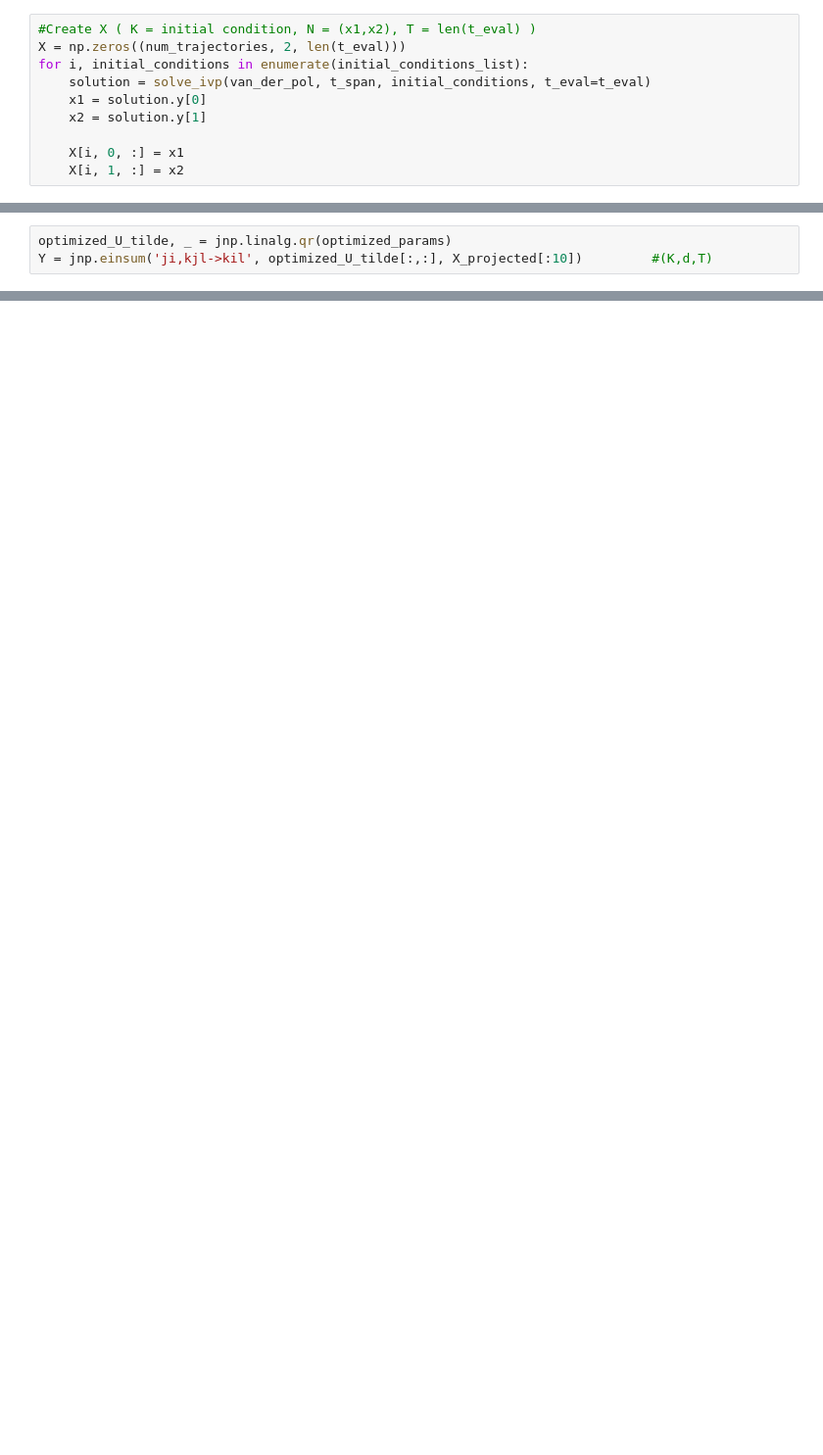
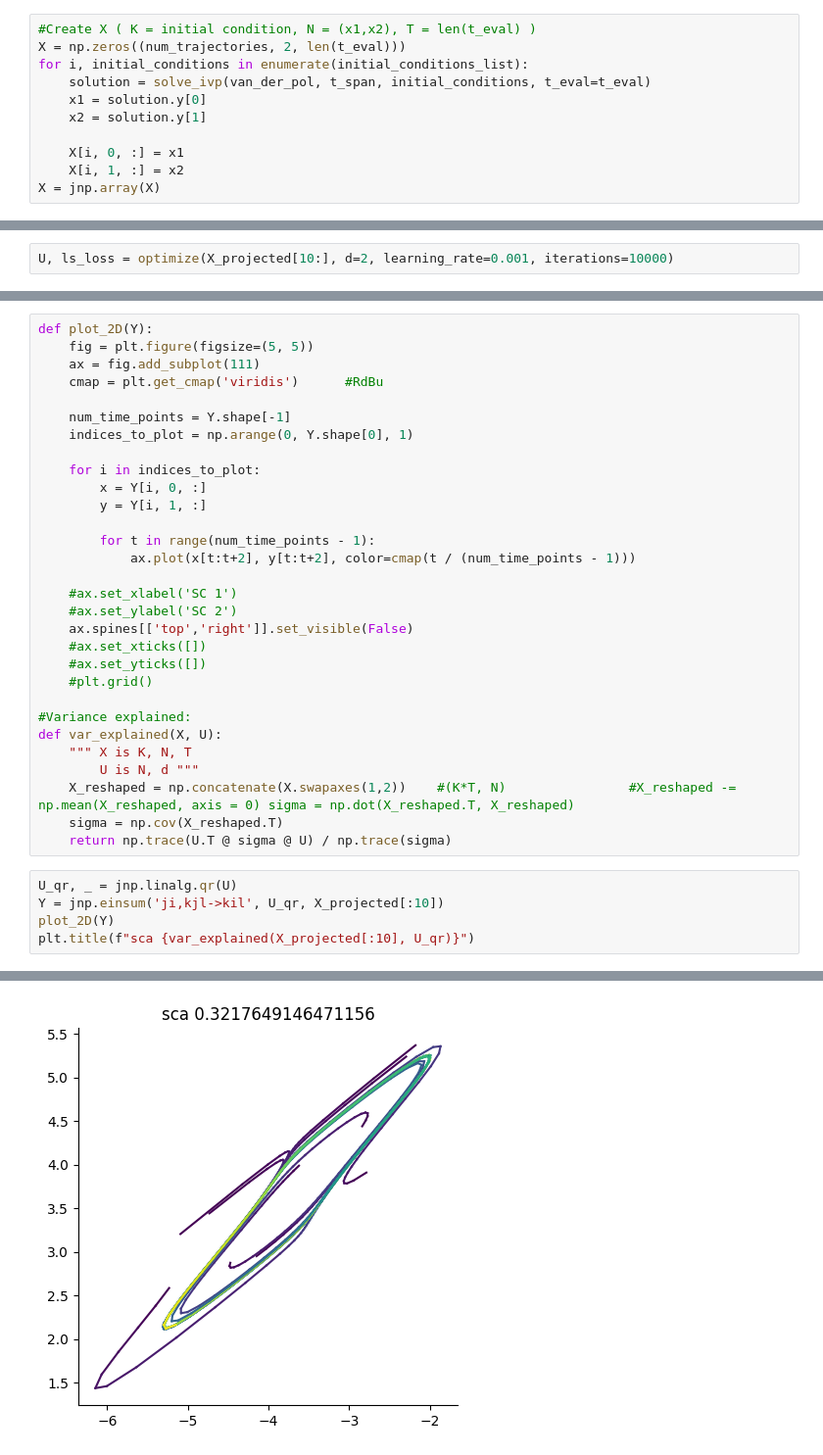
Before and after one commit to ArielleRosinski/SCA_project, a Jupyter notebook: linear_sca_synthetic_data.ipynb, the cells around one changed output, grey strips where cells are left out. Shown at 98% size. Cells and saved outputs as stored; diff of their text form; blank space fills up the shorter version.

Commit message:
var_explained

```diff
--- a/linear_sca_synthetic_data.ipynb
+++ b/linear_sca_synthetic_data.ipynb
@@ -80,3 +80,4 @@ for i, initial_conditions in enumerate(initial_conditions_list):
 
     X[i, 0, :] = x1
     X[i, 1, :] = x2
+X = jnp.array(X)
@@ -118,0 +97,2 @@ plt.gca().spines[['right', 'top']].set_visible(False)
+# %%
+U, ls_loss = optimize(X_projected[10:], d=2, learning_rate=0.001, iterations=10000)
@@ -119,3 +122,36 @@ plt.gca().spines[['right', 'top']].set_visible(False)
+# %%
+def plot_2D(Y):
+    fig = plt.figure(figsize=(5, 5))
+    ax = fig.add_subplot(111)
+    cmap = plt.get_cmap('viridis')      #RdBu
+
+    num_time_points = Y.shape[-1]
+    indices_to_plot = np.arange(0, Y.shape[0], 1)
+
+    for i in indices_to_plot:
+        x = Y[i, 0, :]
+        y = Y[i, 1, :]
+
+        for t in range(num_time_points - 1):
+            ax.plot(x[t:t+2], y[t:t+2], color=cmap(t / (num_time_points - 1)))
+
+    #ax.set_xlabel('SC 1')
+    #ax.set_ylabel('SC 2')
+    ax.spines[['top','right']].set_visible(False)
+    #ax.set_xticks([])
+    #ax.set_yticks([])
+    #plt.grid()
+
+#Variance explained:
+def var_explained(X, U):
+    """ X is K, N, T
+        U is N, d """
+    X_reshaped = np.concatenate(X.swapaxes(1,2))    #(K*T, N)                #X_reshaped -= np.mean(X_reshaped, axis = 0) sigma = np.dot(X_reshaped.T, X_reshaped)
+    sigma = np.cov(X_reshaped.T)
+    return np.trace(U.T @ sigma @ U) / np.trace(sigma)
 # %%
-optimized_U_tilde, _ = jnp.linalg.qr(optimized_params)
-Y = jnp.einsum('ji,kjl->kil', optimized_U_tilde[:,:], X_projected[:10])         #(K,d,T)
+U_qr, _ = jnp.linalg.qr(U)
+Y = jnp.einsum('ji,kjl->kil', U_qr, X_projected[:10])
+plot_2D(Y)
+plt.title(f"sca {var_explained(X_projected[:10], U_qr)}")
+# %% [output]
@@ -121,0 +159 @@ Y = jnp.einsum('ji,kjl->kil', optimized_U_tilde[:,:], X_projected[:10])
+[figure, added]
```
Also changed, not shown: parts of 15 cells of this notebook.
